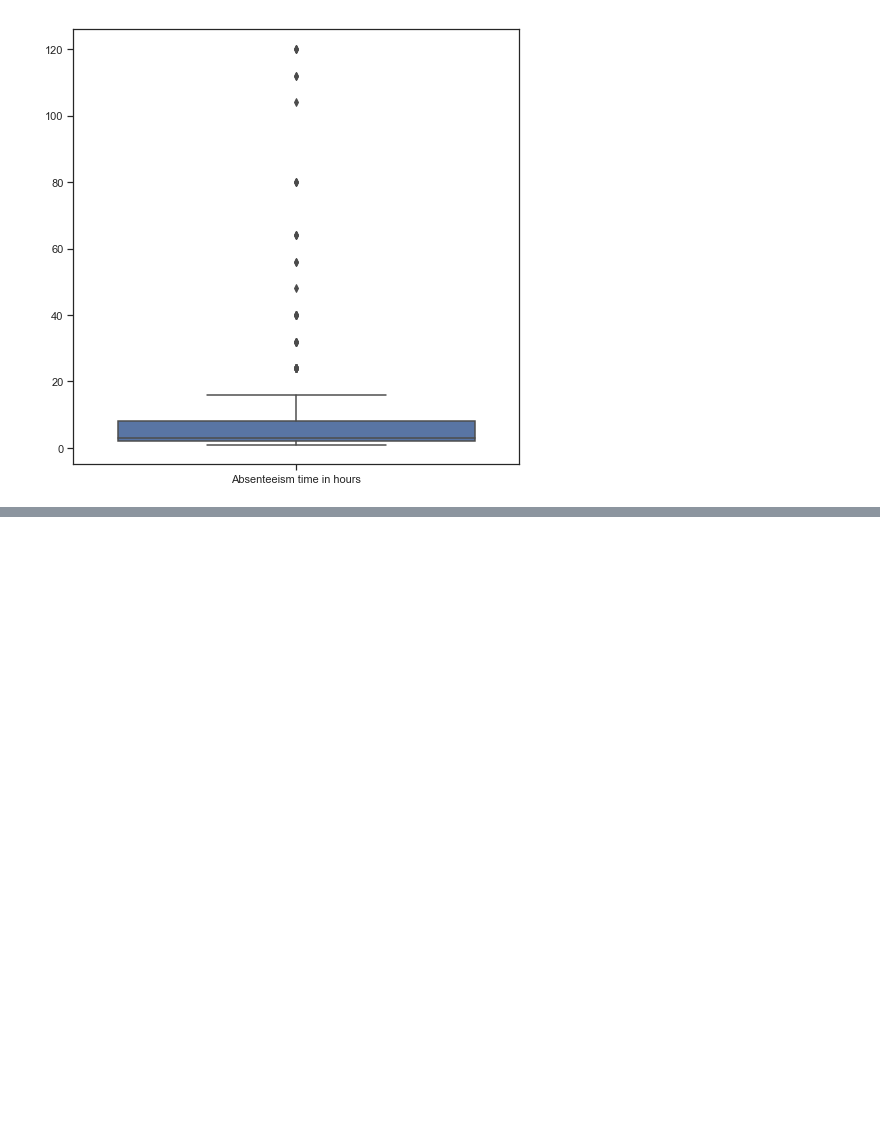
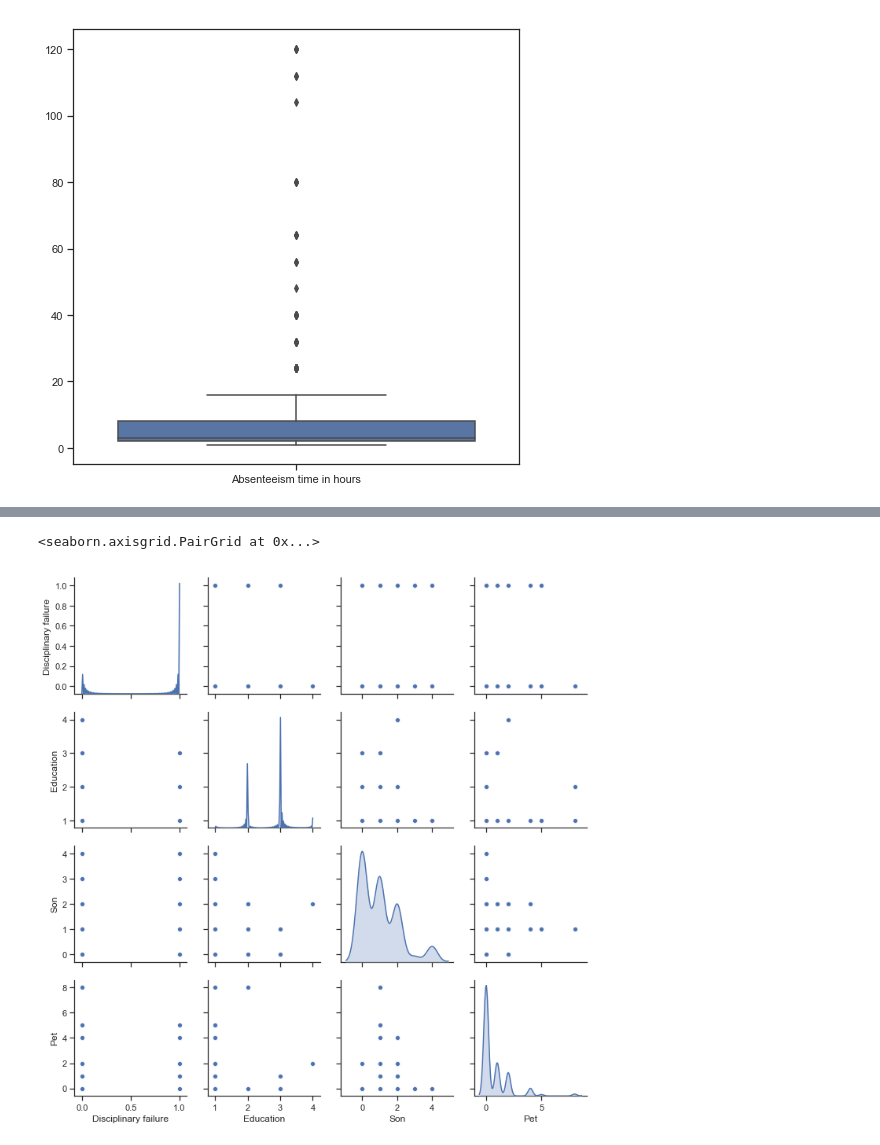
Before and after one commit to lsunl/project-LA, a Jupyter notebook: Tutorial/Data Exploration .ipynb, the cells around one changed output, grey strips where cells are left out. Drawn from its saved outputs; the diff is of its cells as text; code cells hidden in the pictures; blank space fills up the shorter version.

```diff
--- a/Tutorial/Data Exploration .ipynb
+++ b/Tutorial/Data Exploration .ipynb
@@ -134,0 +215,6 @@ fig.set_size_inches(8,8)
+# %%
+# Visualize data
+sns.pairplot(emp_data[["Disciplinary failure", "Education", "Son", "Pet"]], diag_kind="kde")
+# %% [output]
+<seaborn.axisgrid.PairGrid at 0x...>
+[figure, added]
```
Also changed, not shown: parts of 24 cells of this notebook.
